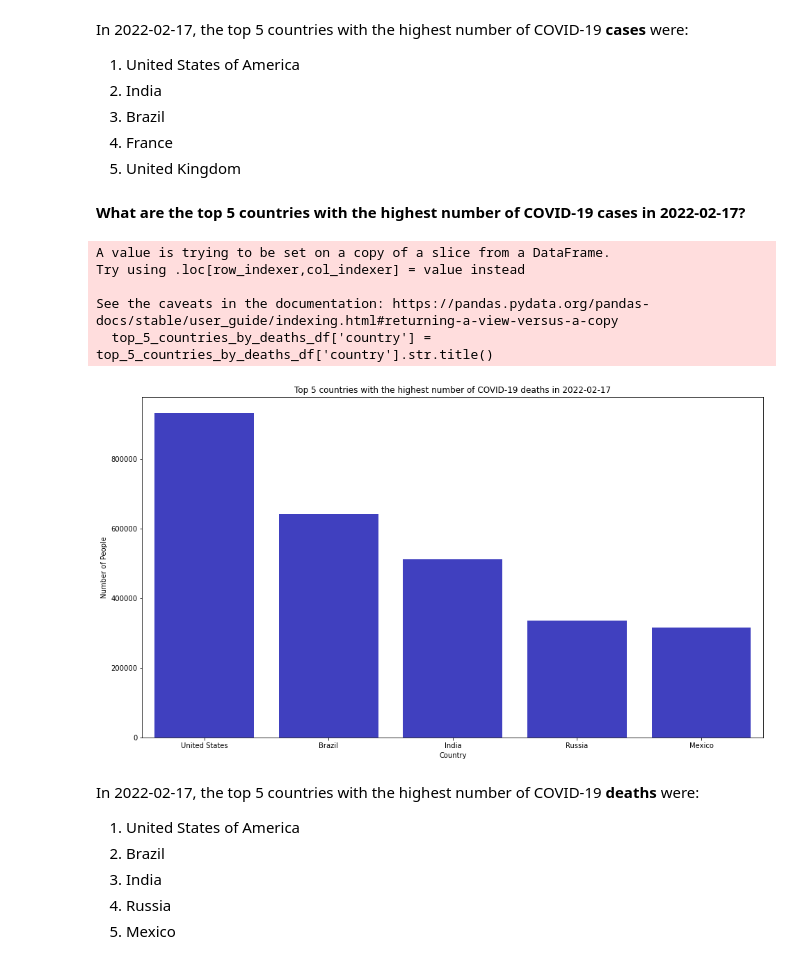
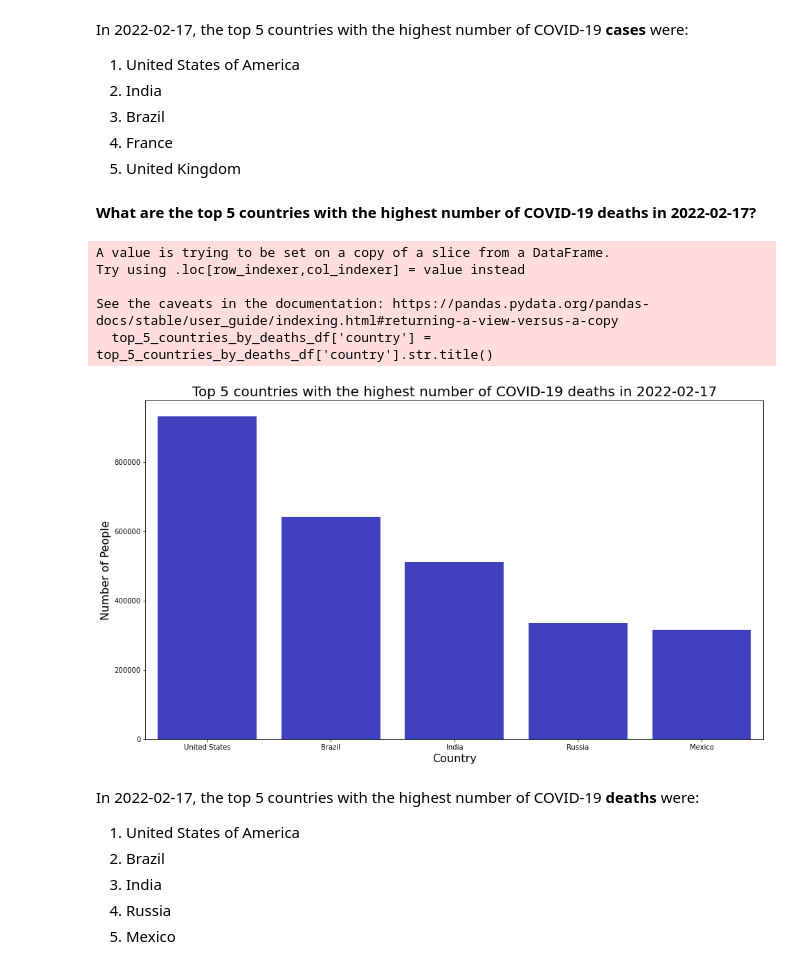
Before and after one commit to davidehosein/COVID-19-Analysis, a Jupyter notebook: covid_19_analysis.ipynb, the cells around one changed output. Cells and saved outputs as stored; diff of their text form; code cells hidden in the pictures.

```diff
--- a/covid_19_analysis.ipynb
+++ b/covid_19_analysis.ipynb
@@ -492,7 +494,7 @@ In 2022-02-17, the top 5 countries with the highest number of COVID-19 **cases**
 4. France
 5. United Kingdom
 # %% [markdown]
-**What are the top 5 countries with the highest number of COVID-19 cases in 2022-02-17?**
+**What are the top 5 countries with the highest number of COVID-19 deaths in 2022-02-17?**
 # %%
 # Sorts the "max_date_df" DataFrame in descending order by the "total_deaths" column, and stores the result in a new DataFrame.
 deaths_df = max_date_df.sort_values(by='total_deaths', ascending=False)
@@ -511,14 +513,14 @@ See the caveats in the documentation: https://pandas.pydata.org/pandas-docs/stab
 # %%
 fig, ax = plt.subplots(figsize=(16, 9)) # Sets the size of the plot.
 
 # Generates a bar graph of the top 5 countries with the highest number of COVID-19 deaths in 2022-02-17.
 sns.barplot(x="country", y="total_deaths", data=top_5_countries_by_deaths_df, color='blue', saturation=0.5)
-plt.xlabel('Country') # x-axis label.
-plt.ylabel('Number of People') # y-axis label.
-plt.title('Top 5 countries with the highest number of COVID-19 deaths in 2022-02-17') # Title of plot.
+plt.xlabel('Country', fontsize=16) # x-axis label.
+plt.ylabel('Number of People', fontsize=16) # y-axis label.
+plt.title('Top 5 countries with the highest number of COVID-19 deaths in 2022-02-17', fontsize=20) # Title of plot.
 plt.show() # Displays the plot.
 # %% [output]
-[figure, old version]
+[figure, new version]
 # %% [markdown]
 In 2022-02-17, the top 5 countries with the highest number of COVID-19 **deaths** were:
 1. United States of America
```
Also changed, not shown: parts of 31 cells of this notebook.
